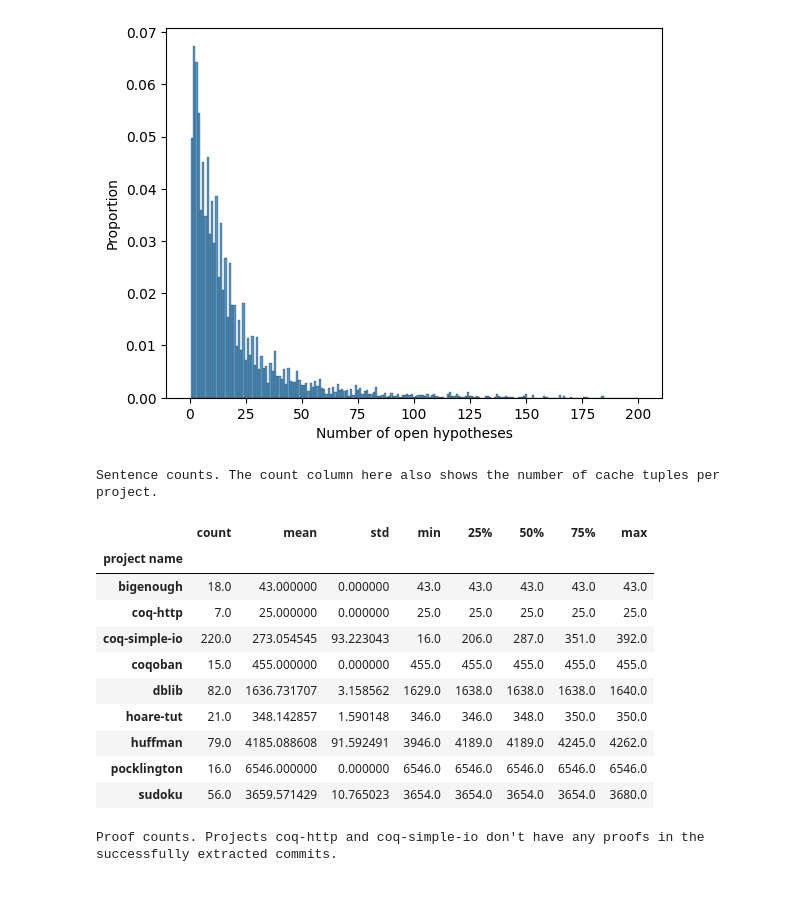
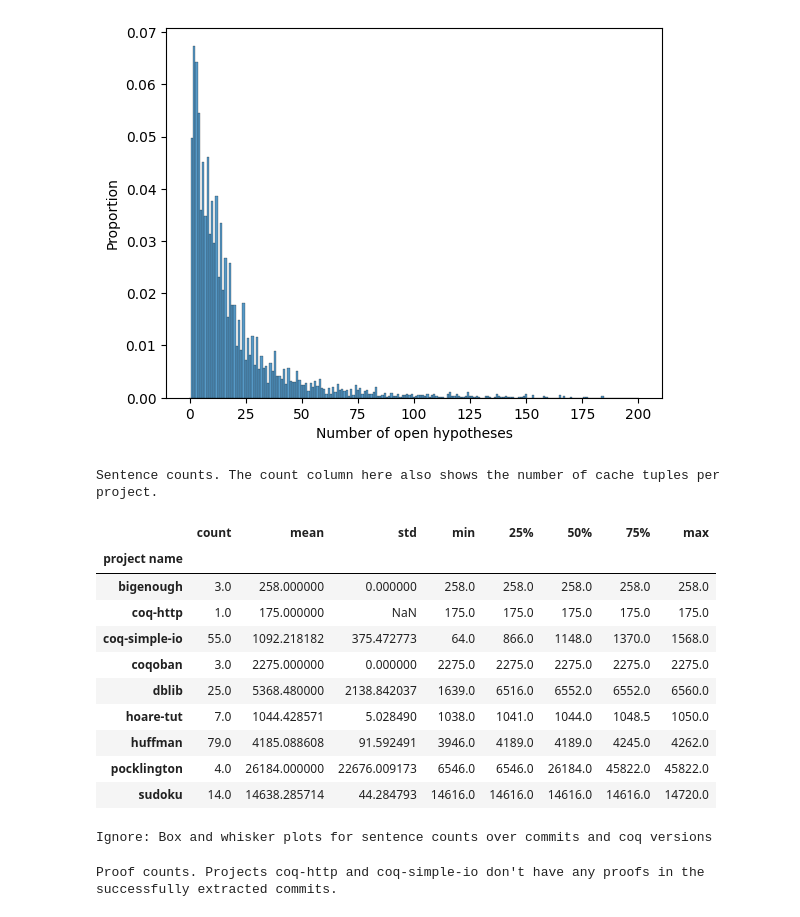
Before and after one commit to Radiance-Technologies/prism, a Jupyter notebook: scripts/data/analyze_cache_df.ipynb, the cells around one changed output. Drawn from its saved outputs; the diff is of its cells as text; code cells hidden in the pictures.

```diff
--- a/scripts/data/analyze_cache_df.ipynb
+++ b/scripts/data/analyze_cache_df.ipynb
@@ -67,27 +67,37 @@ Text(0.5, 0, 'Number of open hypotheses')
 [figure]
 [figure]
 # %%
-# TODO: average sentence counts and proof counts per project, averaged over commits and coq version
 print("Sentence counts. The count column here also shows the number of cache tuples per project.")
-df.value_counts(subset=["project name", "commit hash", "coq version"]).groupby("project name").describe()
+df.value_counts(subset=["project name", "commit hash"]).groupby("project name").describe()
 # The below histgorams look like crap. Not enough unique bins. Better to use the table above
 # project_names = list(df["project name"].unique())
 # for project_name in project_names:
 #     plt.figure()
 #     df[df["project name"] == project_name].value_counts(subset=["project name", "commit hash", "coq version"]).groupby("project name").hist()
+# TODO: Box and whisker plot, maybe
 # %% [output]
 Sentence counts. The count column here also shows the number of cache tuples per project.
 |  | count | mean | std | min | 25% | 50% | 75% | max |
 | project name |  |  |  |  |  |  |  |  |
-| bigenough | 18.0 | 43.000000 | 0.000000 | 43.0 | 43.0 | 43.0 | 43.0 | 43.0 |
-| coq-http | 7.0 | 25.000000 | 0.000000 | 25.0 | 25.0 | 25.0 | 25.0 | 25.0 |
-| coq-simple-io | 220.0 | 273.054545 | 93.223043 | 16.0 | 206.0 | 287.0 | 351.0 | 392.0 |
-| coqoban | 15.0 | 455.000000 | 0.000000 | 455.0 | 455.0 | 455.0 | 455.0 | 455.0 |
-| dblib | 82.0 | 1636.731707 | 3.158562 | 1629.0 | 1638.0 | 1638.0 | 1638.0 | 1640.0 |
-| hoare-tut | 21.0 | 348.142857 | 1.590148 | 346.0 | 346.0 | 348.0 | 350.0 | 350.0 |
+| bigenough | 3.0 | 258.000000 | 0.000000 | 258.0 | 258.0 | 258.0 | 258.0 | 258.0 |
+| coq-http | 1.0 | 175.000000 | NaN | 175.0 | 175.0 | 175.0 | 175.0 | 175.0 |
+| coq-simple-io | 55.0 | 1092.218182 | 375.472773 | 64.0 | 866.0 | 1148.0 | 1370.0 | 1568.0 |
+| coqoban | 3.0 | 2275.000000 | 0.000000 | 2275.0 | 2275.0 | 2275.0 | 2275.0 | 2275.0 |
+| dblib | 25.0 | 5368.480000 | 2138.842037 | 1639.0 | 6516.0 | 6552.0 | 6552.0 | 6560.0 |
+| hoare-tut | 7.0 | 1044.428571 | 5.028490 | 1038.0 | 1041.0 | 1044.0 | 1048.5 | 1050.0 |
 | huffman | 79.0 | 4185.088608 | 91.592491 | 3946.0 | 4189.0 | 4189.0 | 4245.0 | 4262.0 |
-| pocklington | 16.0 | 6546.000000 | 0.000000 | 6546.0 | 6546.0 | 6546.0 | 6546.0 | 6546.0 |
-| sudoku | 56.0 | 3659.571429 | 10.765023 | 3654.0 | 3654.0 | 3654.0 | 3654.0 | 3680.0 |
+| pocklington | 4.0 | 26184.000000 | 22676.009173 | 6546.0 | 6546.0 | 26184.0 | 45822.0 | 45822.0 |
+| sudoku | 14.0 | 14638.285714 | 44.284793 | 14616.0 | 14616.0 | 14616.0 | 14616.0 | 14720.0 |
+# %%
+print("Ignore: Box and whisker plots for sentence counts over commits and coq versions")
+# boxplot_series = df.value_counts(subset=["project name", "commit hash"])
+# boxplot_crosstab = pd.crosstab(df["commit hash"], df["project name"])
+# print(boxplot_crosstab.melt())
+# sns.boxplot(data=boxplot_crosstab.melt(), x="project name", y="value", showfliers=False)
+# plt.xticks(rotation=45)
+# plt.ylabel("Sentence count")
+# %% [output]
+Ignore: Box and whisker plots for sentence counts over commits and coq versions
 # %%
 print("Proof counts. Projects coq-http and coq-simple-io don't have any proofs in the successfully extracted commits.")
 df.loc[df["proof index"] > 0].loc[df["proof step index"] == 0].value_counts(subset=["project name", "commit hash", "coq version"]).groupby("project name").describe()
```
Also changed, not shown: parts of 8 cells of this notebook.
